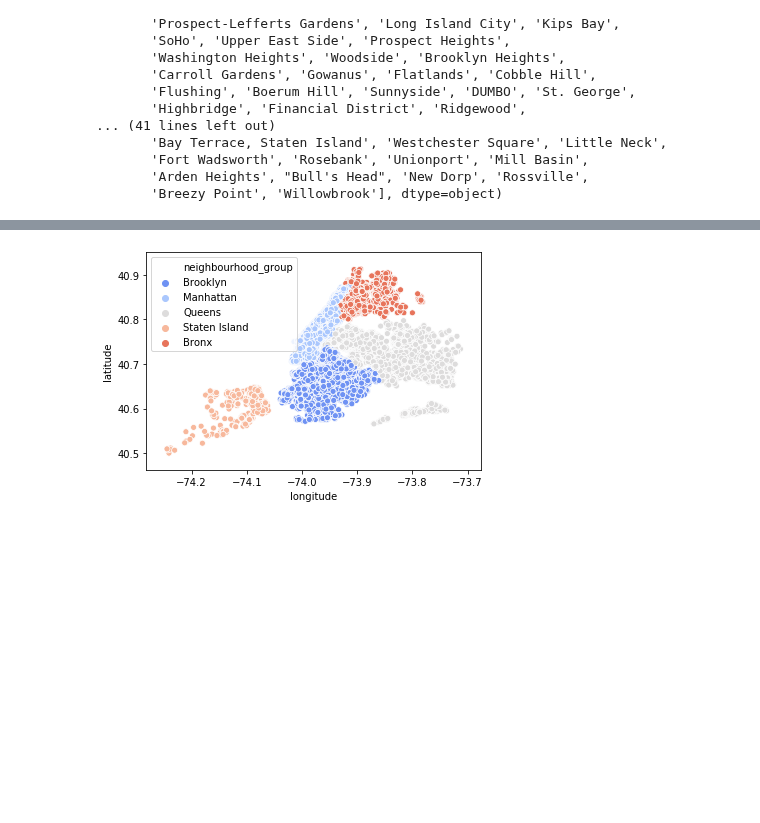
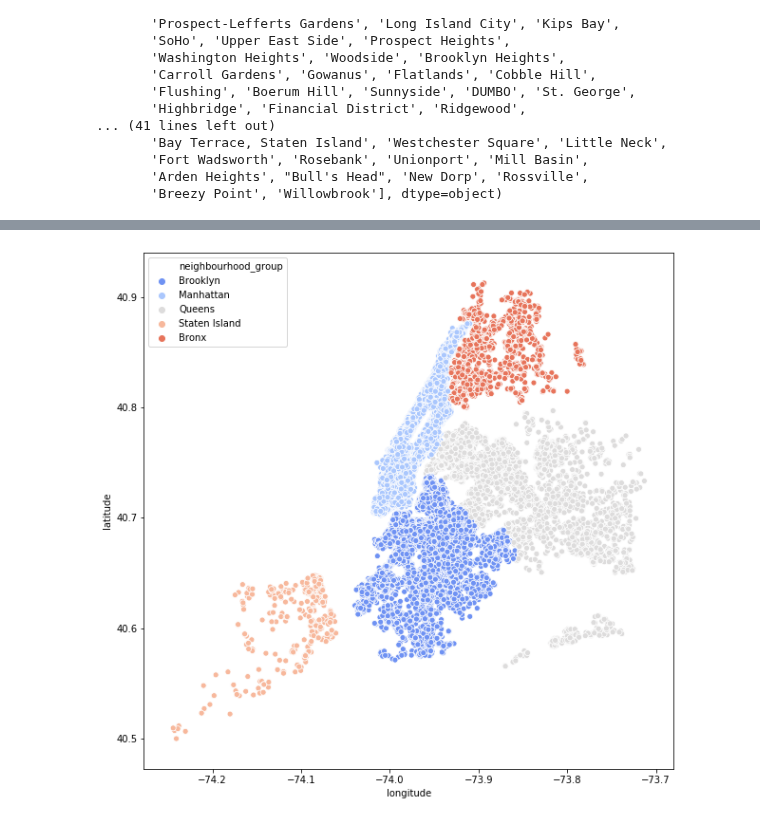
Before and after one commit to SANYAM1996/scatter-plotter, a Jupyter notebook: Analysis_AIRBNB.ipynb, the cells around one changed output, grey strips where cells are left out. Saved outputs shown, nothing was run; the diff lists cells and outputs as text; code cells hidden in the pictures; blank space fills up the shorter version.

```diff
--- a/Analysis_AIRBNB.ipynb
+++ b/Analysis_AIRBNB.ipynb
@@ -124,5 +126,6 @@ plt.show()
 # %%
+plt.figure(figsize=(10,10))
 sns.scatterplot(y=df.latitude,x=df.longitude,hue=df.neighbourhood_group,palette="coolwarm")
 plt.show()
 # %% [output]
-[figure, old version]
+[figure, new version]
```
Also changed, not shown: parts of 14 cells of this notebook.
